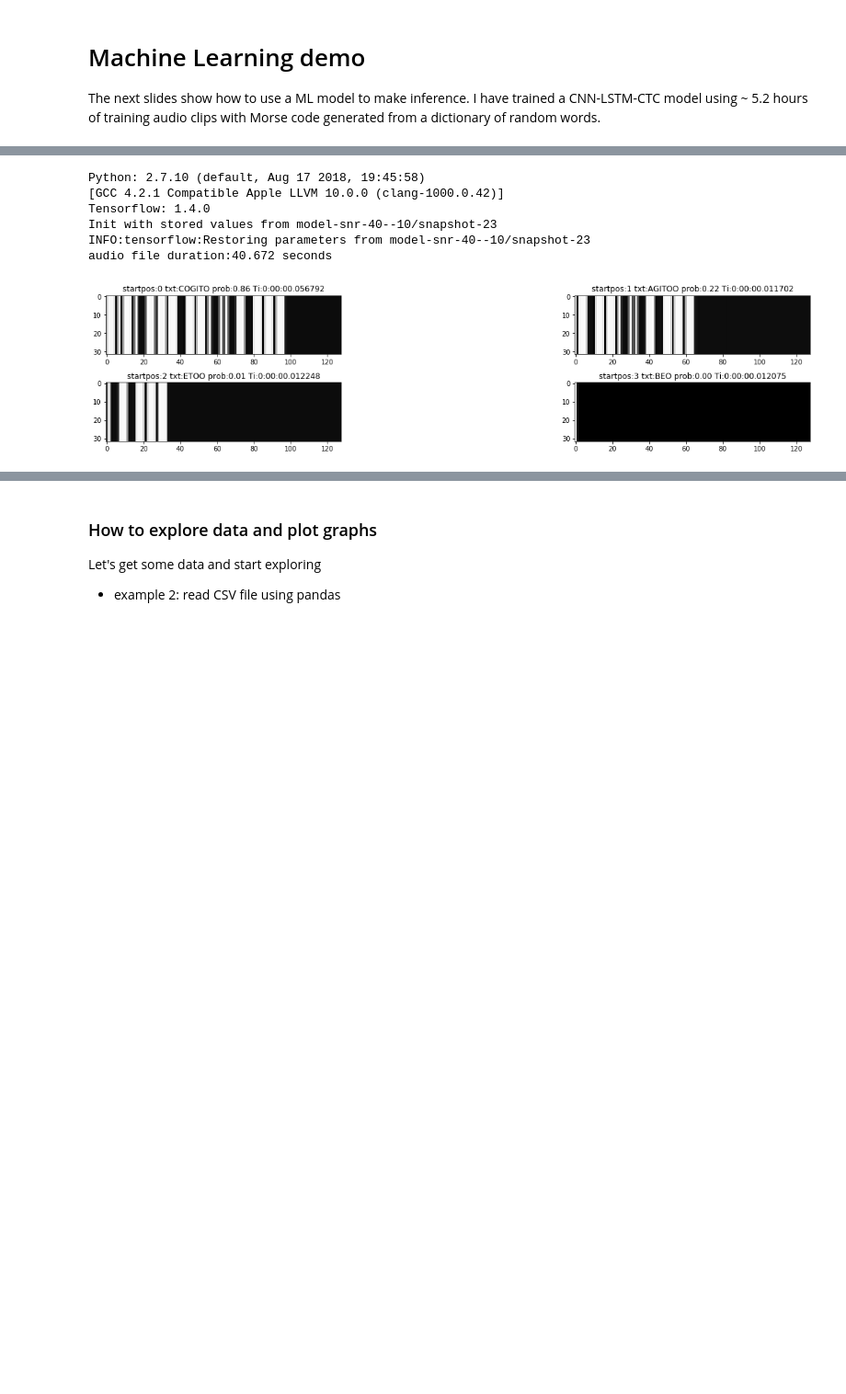
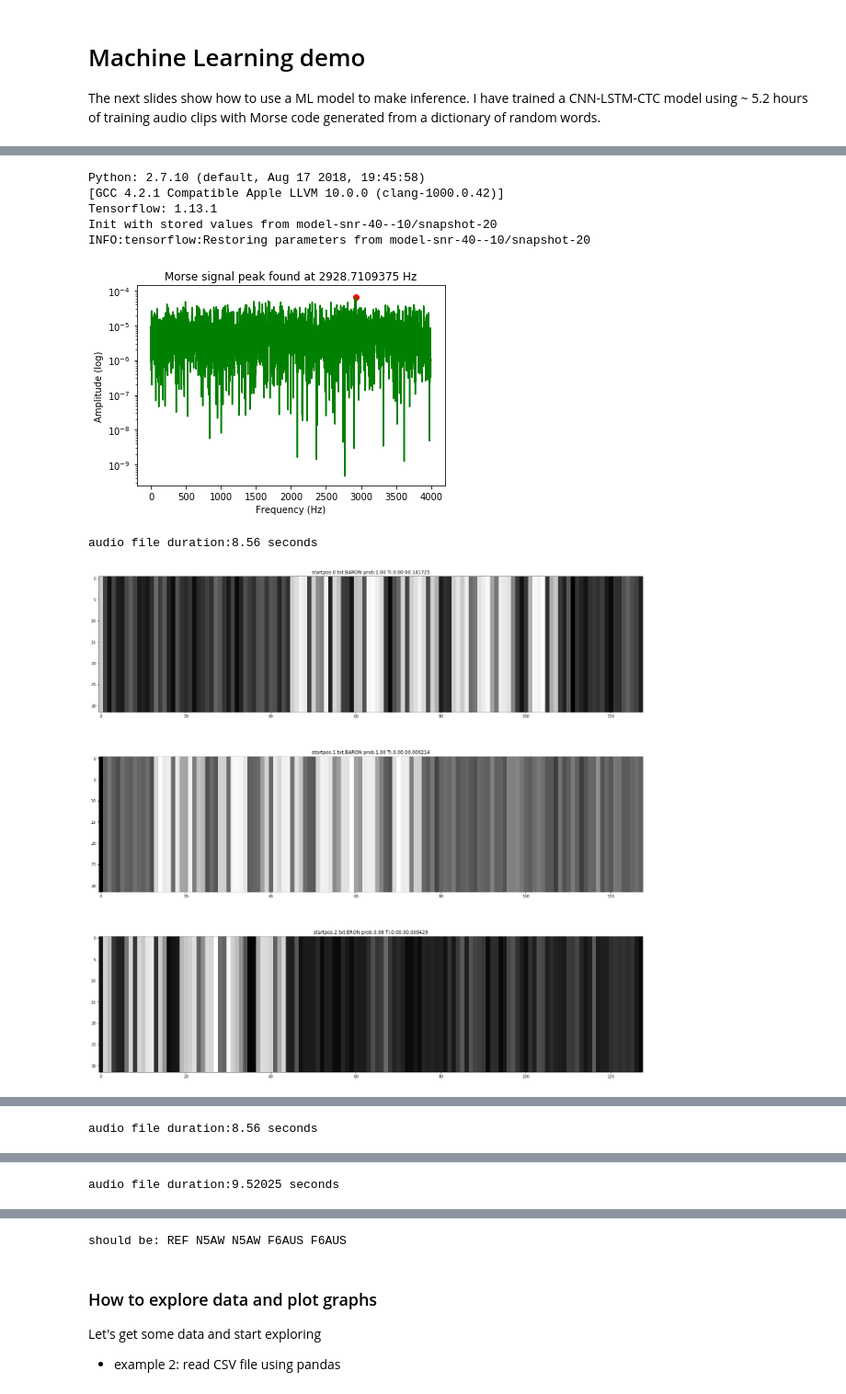
Before and after one commit to ag1le/LSTM_morse, a Jupyter notebook: Slides.ipynb, the cells around one changed output, grey strips where cells are left out. Shown: that part at 92% size. Saved outputs shown, nothing was run; the diff lists cells and outputs as text; code cells hidden in the pictures; blank space fills up the shorter version.

```diff
--- a/Slides.ipynb
+++ b/Slides.ipynb
@@ -111,7 +118,7 @@ def demodulate(signal, Fs, tone):
     o = z[0::decimate]/max(z)
     return o
 
-envelope = demodulate(signal[0:4*Fs], Fs, tone)
+envelope = demodulate(signal[0:(4*Fs)], Fs, tone)
 plt.figure(figsize=(20,5))
 plt.title("Signal envelope")
 _ = plt.plot(envelope)
@@ -183,7 +206,16 @@ from MorseDecoder import find_peak, process_audio_file, Batch
 def signal_envelope_to_image(envelope, imgSize):
     image = envelope[0::1].reshape(1,256)
     img = cv2.resize(image*256., imgSize, interpolation = cv2.INTER_AREA)
-    return cv2.transpose(img), img
+    cv2.imwrite("imgname.png",img)
+    # transpose for TF
+    im = cv2.transpose(img)
+    # normalize
+    (m, s) = cv2.meanStdDev(im)
+    m = m[0][0]
+    s = s[0][0]
+    im = im - m
+    im = im / s if s>0 else im
+    return im, img
 
 def infer_morse_code(model, fileName):
     sampleLen = 4 # take <sample> seconds from audio file
@@ -200,7 +232,7 @@ def infer_morse_code(model, fileName):
         (recognized, probability) = model.inferBatch(batch, True)
         stopTime = datetime.datetime.now()  # measure inference time
         if probability[0] > 0.0005 and (startPos+1 <=panels):
-            plt.subplot(panels, 2, startPos+1)
+            plt.subplot(panels, 1, startPos+1)
             plt.tight_layout(pad=0.4, w_pad=0.5, h_pad=1.0)
             plt.imshow(img, cmap = cm.Greys_r)
             plt.title("startpos:{} txt:{} prob:{:3.2f} Ti:{}".format(startPos, recognized[0], probability[0], stopTime-startTime))
@@ -210,17 +242,21 @@ def infer_morse_code(model, fileName):
 # %%
 from MorseDecoder import Config, Model, DecoderType
 import tensorflow as tf
 import datetime
 
 tf.reset_default_graph()
 config = Config('model.yaml')
 model = Model(open('morseCharList.txt').read(), config, DecoderType.BestPath, mustRestore=True)
-_ = infer_morse_code(model, "cogito.wav")
+_ = infer_morse_code(model, "model-snr-40--10/SNR-8WPM30-BARON-48fc17e094eb42e58193b9e2f8b346c5.wav")
+_ = infer_morse_code(model, "model-snr-40--10/SNR-6WPM30-LUCKY-b07e51e13b9f44ed98da820f341375ae.wav")
+_ = infer_morse_code(model, "realmorse2.wav")
+print("should be: REF N5AW N5AW F6AUS F6AUS")
 # %% [output]
 Python: 2.7.10 (default, Aug 17 2018, 19:45:58)
 [GCC 4.2.1 Compatible Apple LLVM 10.0.0 (clang-1000.0.42)]
-Tensorflow: 1.4.0
-Init with stored values from model-snr-40--10/snapshot-23
-INFO:tensorflow:Restoring parameters from model-snr-40--10/snapshot-23
-audio file duration:40.672 seconds
+Tensorflow: 1.13.1
+Init with stored values from model-snr-40--10/snapshot-20
+INFO:tensorflow:Restoring parameters from model-snr-40--10/snapshot-20
-[figure, old version]
+[figure, new version]
+audio file duration:8.56 seconds
+[figure, added]
@@ -226,0 +264 @@ audio file duration:40.672 seconds
+audio file duration:8.56 seconds
@@ -226,0 +267 @@ audio file duration:40.672 seconds
+audio file duration:9.52025 seconds
@@ -227,3 +269,4 @@ audio file duration:40.672 seconds
+should be: REF N5AW N5AW F6AUS F6AUS
 # %% [markdown]
 ### How to explore data and plot graphs
 Let's get some data and start exploring
```
Also changed, not shown: parts of 9 cells of this notebook, 1 other file.
